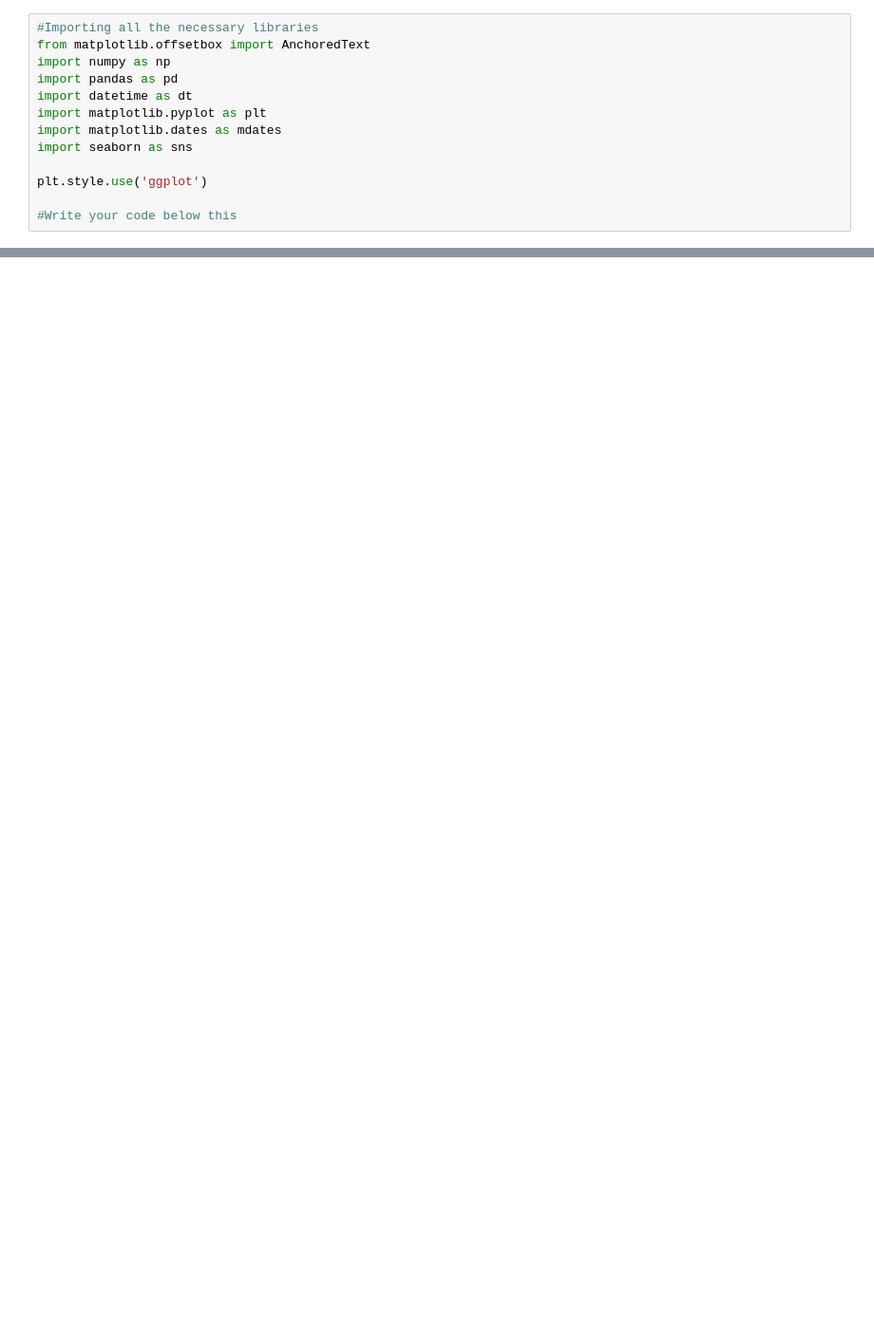
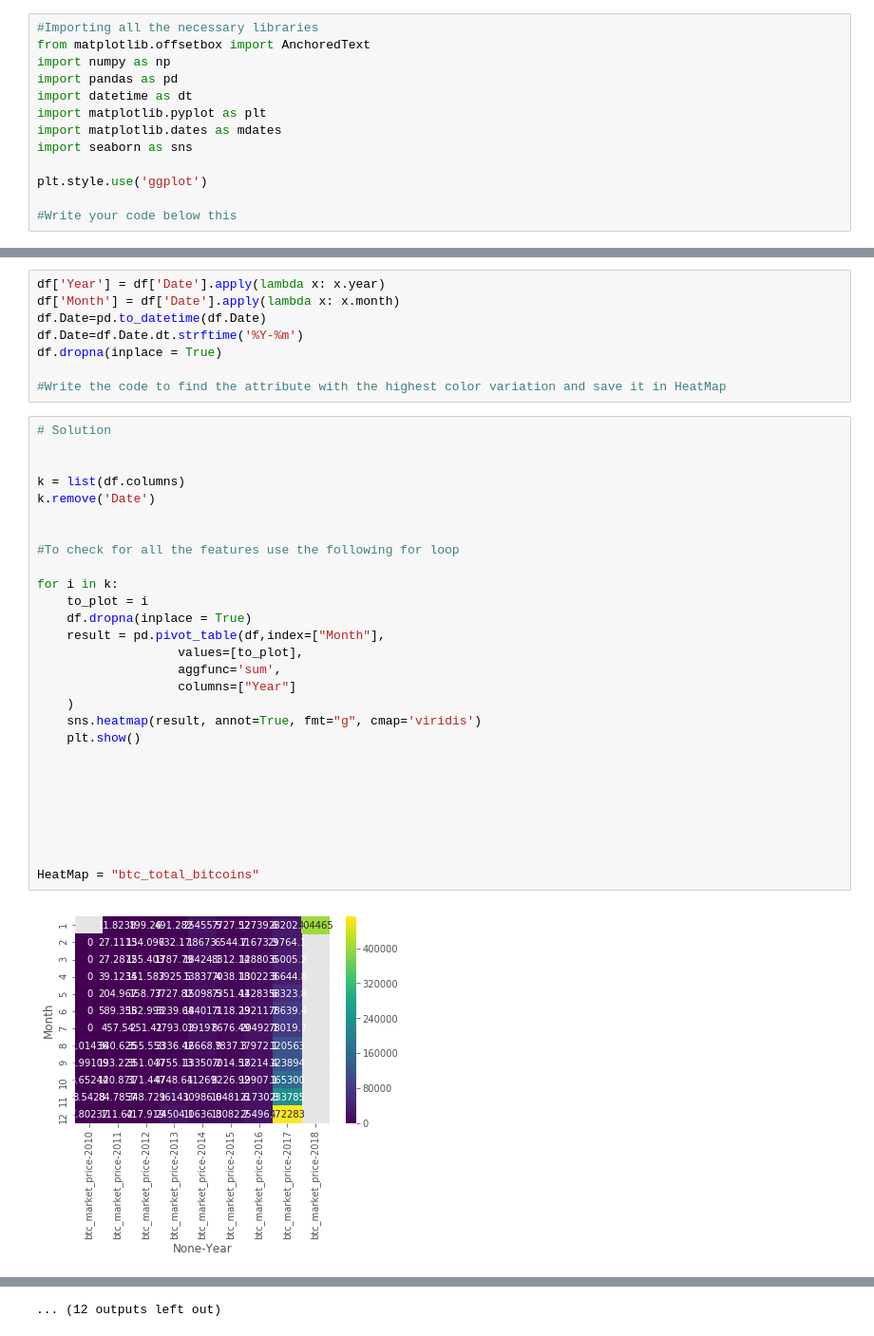
Before and after one commit to VineethKanaparthi/refactoredhackathon, a Jupyter notebook: Vihar/EDA.ipynb, the cells around one changed output, grey strips where cells are left out. Shown at 95% size. Cells and saved outputs as stored; diff of their text form; blank space fills up the shorter version.

```diff
--- a/Vihar/EDA.ipynb
+++ b/Vihar/EDA.ipynb
@@ -144,0 +205,38 @@ plt.show()
+# %%
+df['Year'] = df['Date'].apply(lambda x: x.year)
+df['Month'] = df['Date'].apply(lambda x: x.month)
+df.Date=pd.to_datetime(df.Date)
+df.Date=df.Date.dt.strftime('%Y-%m')
+df.dropna(inplace = True)
+
+#Write the code to find the attribute with the highest color variation and save it in HeatMap
+# %%
+# Solution
+
+
+k = list(df.columns)
+k.remove('Date')
+
+
+#To check for all the features use the following for loop
+
+for i in k:
+    to_plot = i
+    df.dropna(inplace = True)
+    result = pd.pivot_table(df,index=["Month"],
+                   values=[to_plot],
+                   aggfunc='sum',
+                   columns=["Year"]
+    )
+    sns.heatmap(result, annot=True, fmt="g", cmap='viridis')
+    plt.show()
+
+
+
+
+
+
+
+HeatMap = "btc_total_bitcoins"
+# %% [output]
+[figure, added]
@@ -144,0 +254 @@ plt.show()
+... (12 outputs left out)
```
Also changed, not shown: parts of 19 cells of this notebook, 1 other file.
